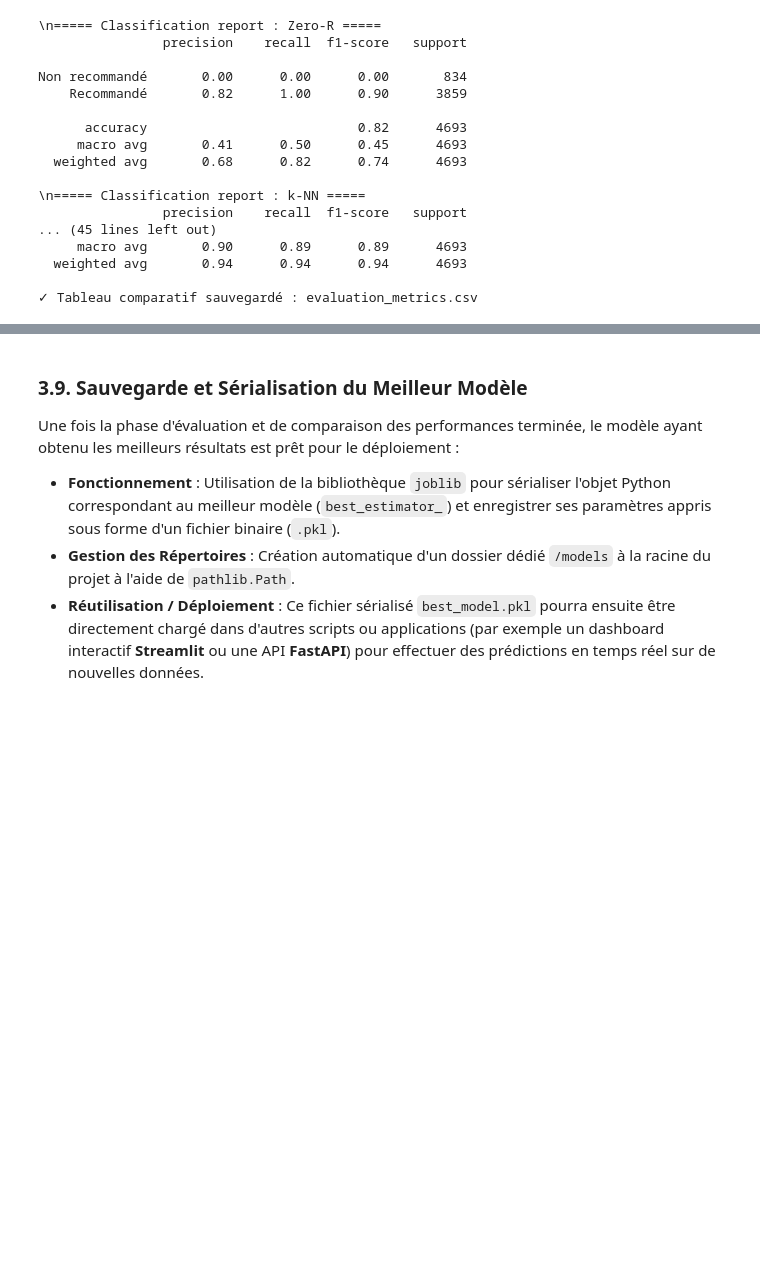
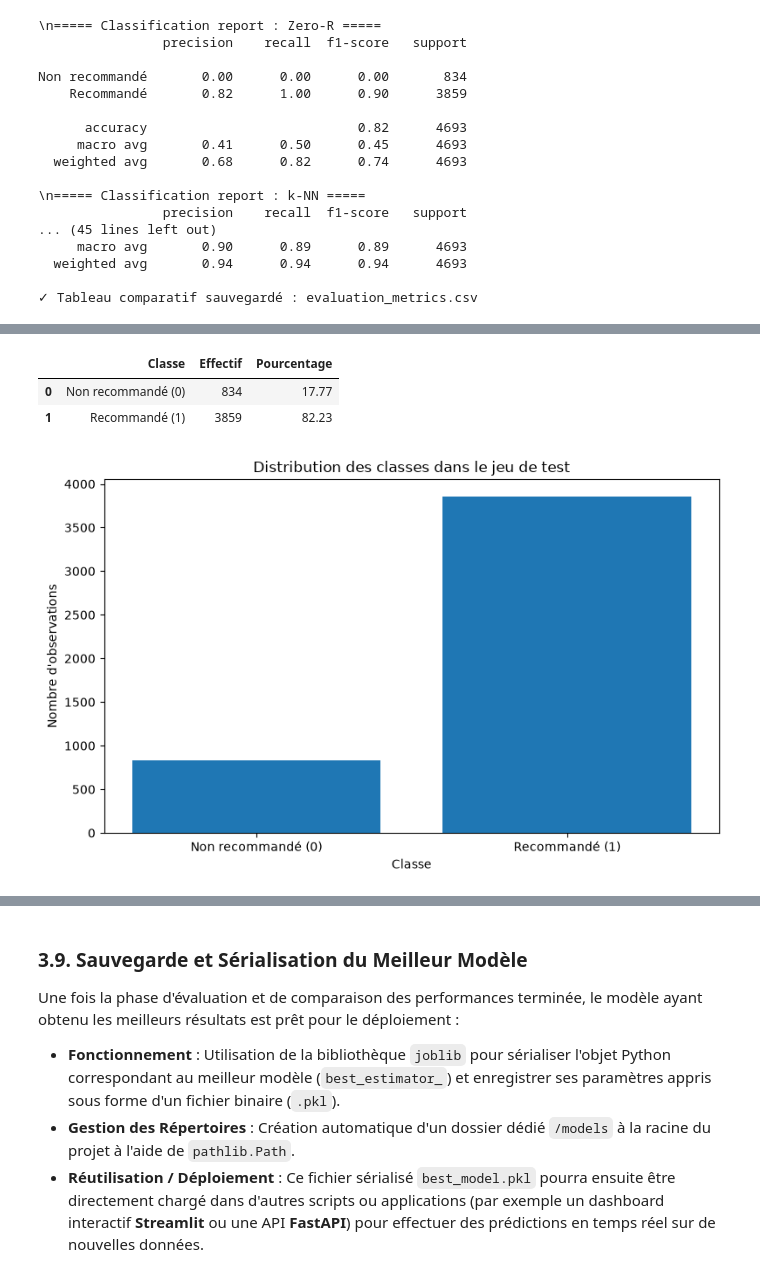
Before and after one commit to RSD018/Prediction-des-recommandations--dachats--de-vetements--pour--femmes, a Jupyter notebook: notebooks/03_classification_models.ipynb, the cells around one changed output, grey strips where cells are left out. Saved outputs shown, nothing was run; the diff lists cells and outputs as text; code cells hidden in the pictures; blank space fills up the shorter version.

```diff
--- a/notebooks/03_classification_models.ipynb
+++ b/notebooks/03_classification_models.ipynb
@@ -572,0 +579,42 @@ Non recommandé       0.00      0.00      0.00       834
+# %%
+# Analyse de la distribution des classes
+
+import numpy as np
+import pandas as pd
+import matplotlib.pyplot as plt
+
+class_values, class_counts = np.unique(
+    y_test,
+    return_counts=True
+)
+
+class_distribution = pd.DataFrame({
+    "Classe": [
+        "Non recommandé (0)" if value == 0 else "Recommandé (1)"
+        for value in class_values
+    ],
+    "Effectif": class_counts,
+    "Pourcentage": (
+        class_counts / len(y_test) * 100
+    ).round(2)
+})
+
+display(class_distribution)
+
+plt.figure(figsize=(8, 5))
+
+plt.bar(
+    class_distribution["Classe"],
+    class_distribution["Effectif"]
+)
+
+plt.title("Distribution des classes dans le jeu de test")
+plt.xlabel("Classe")
+plt.ylabel("Nombre d'observations")
+plt.tight_layout()
+plt.show()
+# %% [output]
+|  | Classe | Effectif | Pourcentage |
+| 0 | Non recommandé (0) | 834 | 17.77 |
+| 1 | Recommandé (1) | 3859 | 82.23 |
+[figure, added]
```
Also changed, not shown: parts of 18 cells of this notebook.
